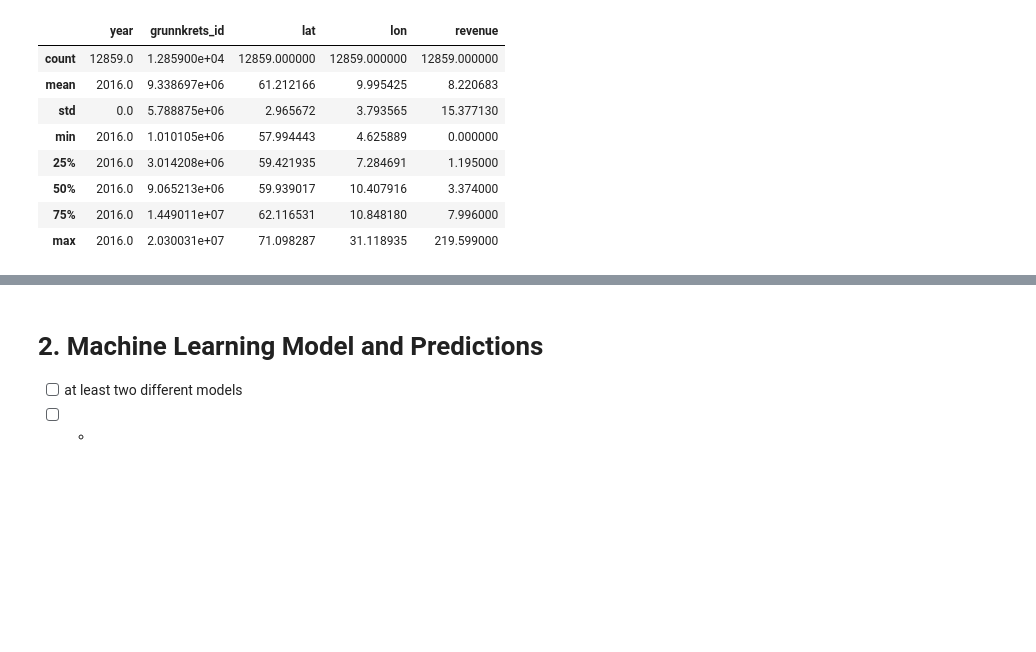
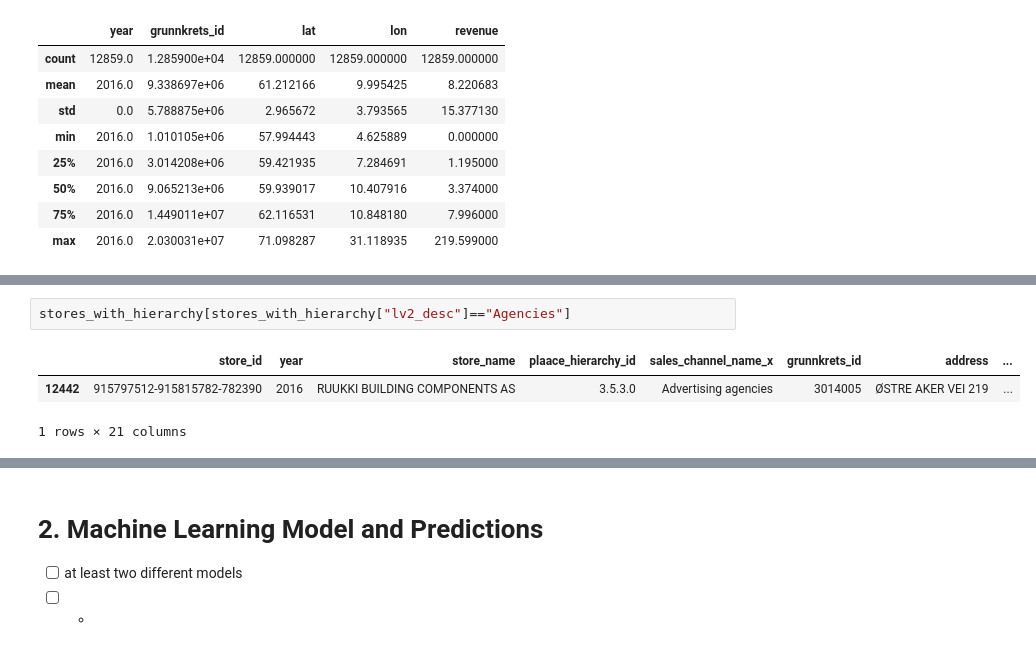
Before and after one commit to Bergis1610/MachineLearning-TDT4173-Project, a Jupyter notebook: LouisLangNB.ipynb, the cells around one changed output, grey strips where cells are left out. Cells and saved outputs as stored; diff of their text form; blank space fills up the shorter version.

```diff
--- a/LouisLangNB.ipynb
+++ b/LouisLangNB.ipynb
@@ -82,0 +105,6 @@ stores_train.describe()
+# %%
+stores_with_hierarchy[stores_with_hierarchy["lv2_desc"]=="Agencies"]
+# %% [output]
+|  | store_id | year | store_name | plaace_hierarchy_id | sales_channel_name_x | grunnkrets_id | address | ... |
+| 12442 | 915797512-915815782-782390 | 2016 | RUUKKI BUILDING COMPONENTS AS | 3.5.3.0 | Advertising agencies | 3014005 | ØSTRE AKER VEI 219 | ... |
+1 rows × 21 columns
```
Also changed, not shown: parts of 10 cells of this notebook, 1 other file.
